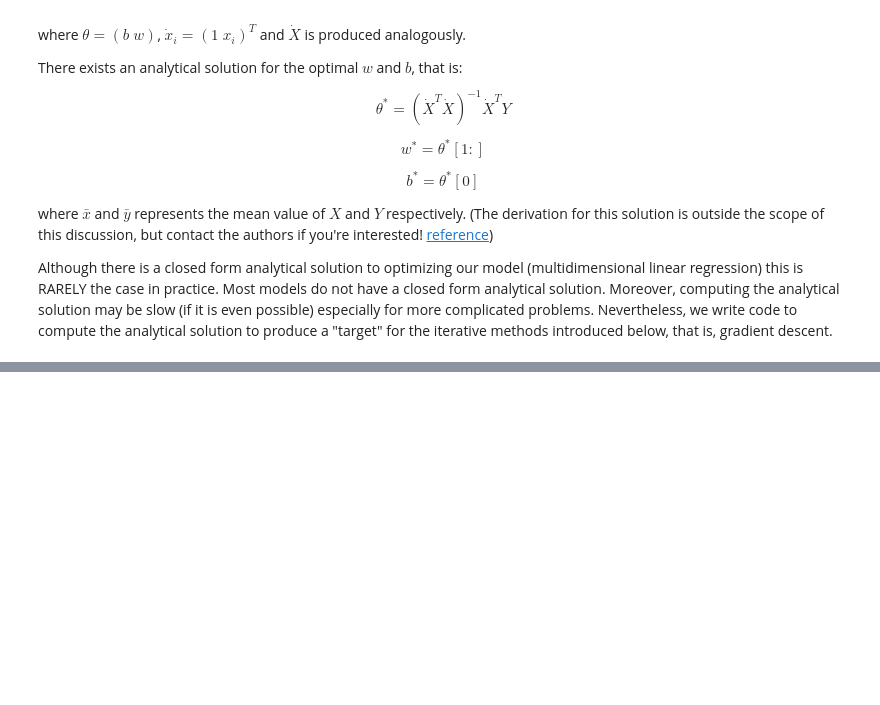
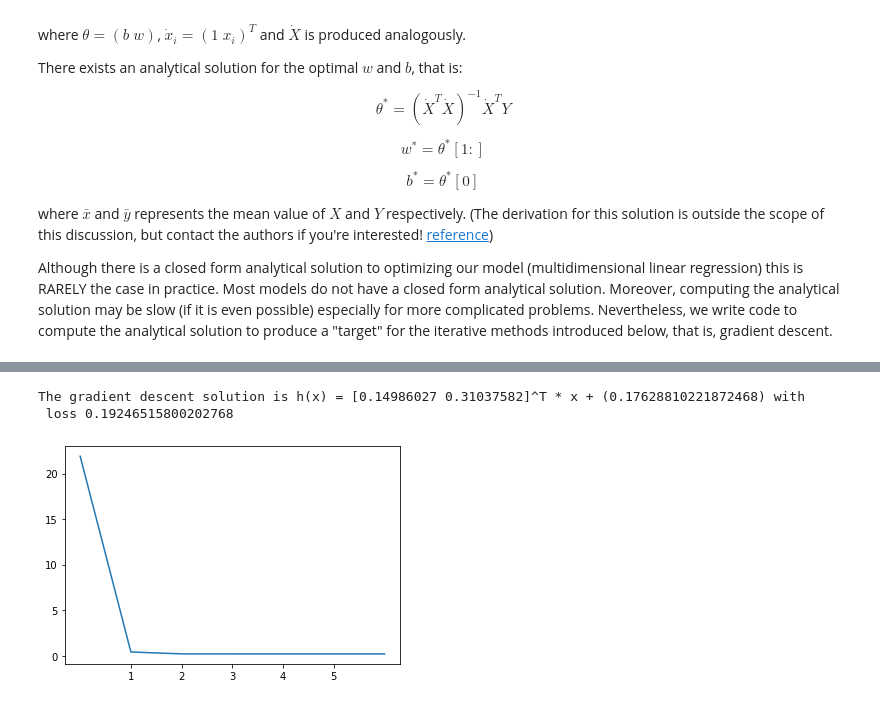
Before and after one commit to awang9999/cds-onboarding-gradient-descent-loss-functions, a Jupyter notebook: gradient_descent_demo.ipynb, the cells around one changed output, grey strips where cells are left out. Drawn from its saved outputs; the diff is of its cells as text; code cells hidden in the pictures; blank space fills up the shorter version.

```diff
--- a/gradient_descent_demo.ipynb
+++ b/gradient_descent_demo.ipynb
@@ -266,0 +344,37 @@ There are numerous potential issues with the gradient descent algorithm as is:
+# %%
+def adagrad(func, alpha, X, Y, maxiter=1000,delta=1e-02):
+    d = len(X[0])
+
+    losses = np.zeros(maxiter)
+    eps = 1e-06
+
+    theta = np.random.rand(d)
+    grad = np.zeros(d)
+    z = np.zeros(d)
+
+    for i in range(maxiter):
+        losses[i], grad = func(theta, X, Y)
+        #print(losses[i])
+        z += grad ** 2
+        theta -= alpha * grad / np.sqrt(z + eps)
+        if np.linalg.norm(grad) < delta:
+            losses = losses[:i+1]
+            break
+
+    w_opt = theta[1:]
+    b_opt = theta[0]
+
+    return losses, w_opt, b_opt
+# %%
+losses_ada, w_ada, b_ada = adagrad(least_squares, 1, Xdots, Ys)
+print(f'The gradient descent solution is h(x) = {w_ada}^T * x + ({b_ada}) with \n loss {losses_ada[-1]}')
+# %% [output]
+The gradient descent solution is h(x) = [0.14986027 0.31037582]^T * x + (0.17628810221872468) with
+ loss 0.19246515800202768
+# %%
+iters = range(len(losses_ada)-1)
+plt.xticks([1, 2, 3, 4, 5])
+plt.plot(iters, losses_ada[1:])
+plt.show()
+# %% [output]
+[figure, added]
```
Also changed, not shown: parts of 15 cells of this notebook.
